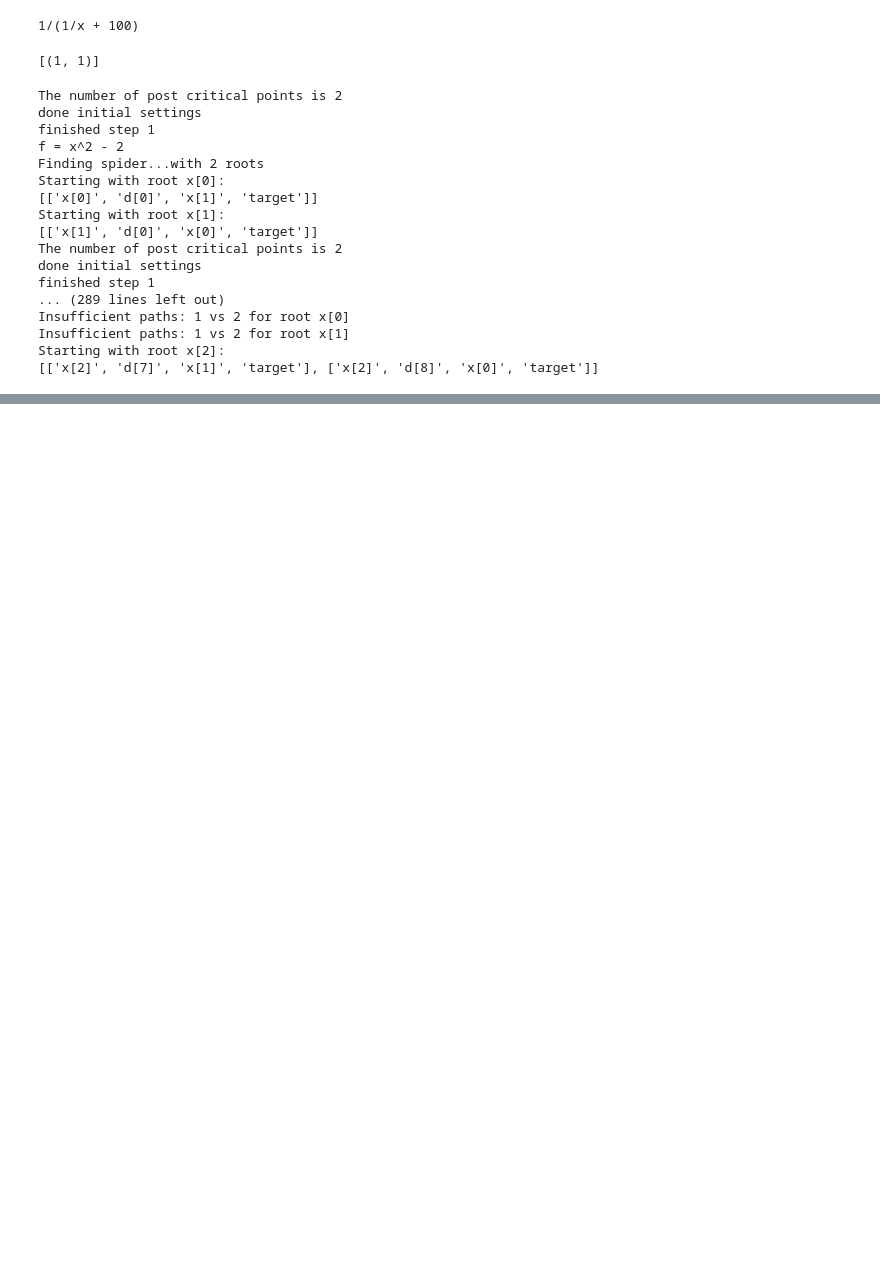
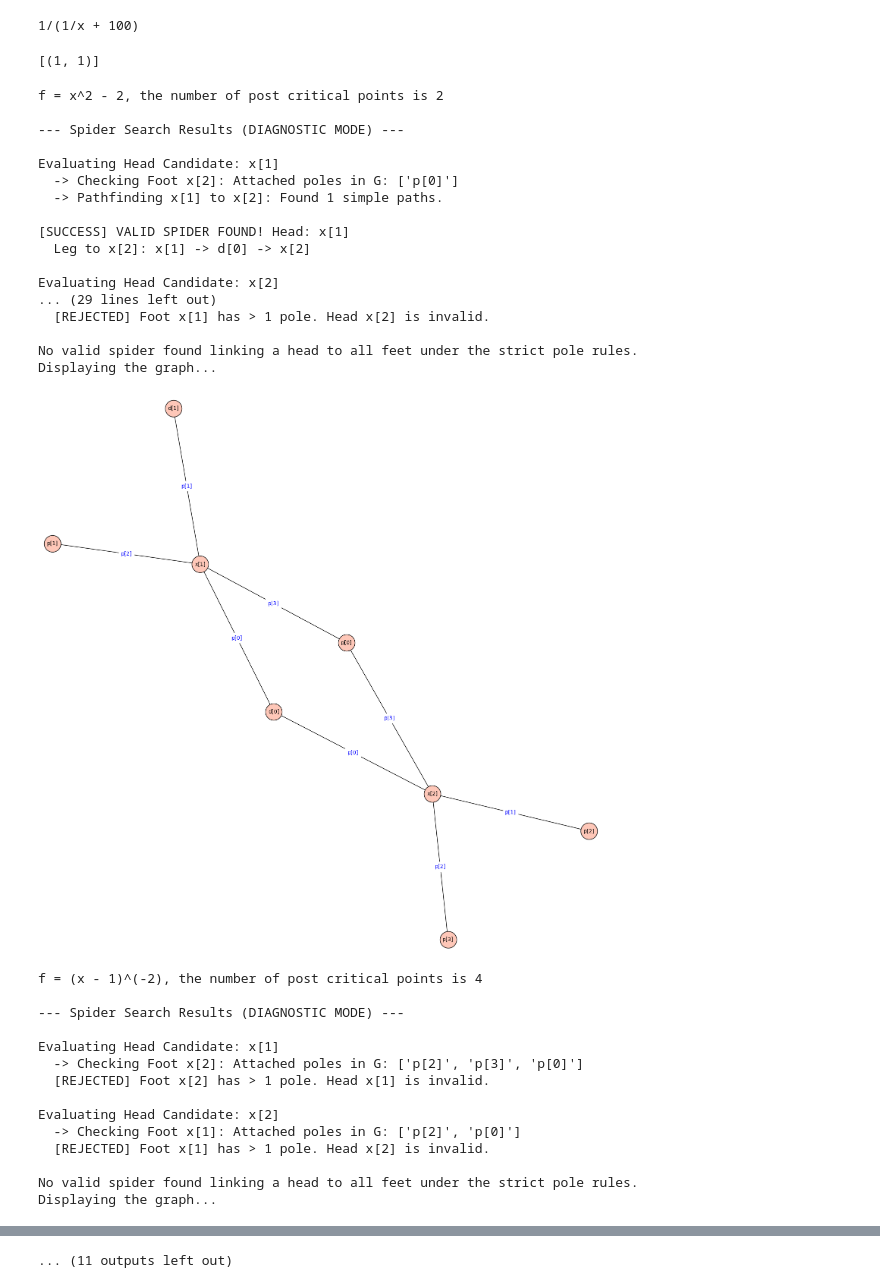
Before and after one commit to junwenwaynepeng/IteratedMonodromyGroup, a Jupyter notebook: IteratedMonodromyGroup.ipynb, the cells around one changed output, grey strips where cells are left out. Drawn from its saved outputs; the diff is of its cells as text; code cells hidden in the pictures; blank space fills up the shorter version.

```diff
--- a/IteratedMonodromyGroup.ipynb
+++ b/IteratedMonodromyGroup.ipynb
@@ -380,10 +347,8 @@ def _preimages_set_tracking(f, cp, base_point_path, preimages_set, tracks):
     return loc_tracks
 
 
-def _circle_match(subtrack):
+def _circle_match(center, subtrack):
     """
-    Older approach tried rotating a base vector and min-matching,
-    but never marked used indices. A robust alternative is to sort by angle.
     subtrack: list of (label, complex_point)
     Return labels ordered by argument (angle) of the points around the circle.
     Uses the angle of the point itself; you can also normalize by the first point's angle.
@@ -391,12 +356,8 @@ def _circle_match(subtrack):
     # Coerce to complex and compute angles
     items = []
     for lbl, z in subtrack:
-        zc = CDF(z)
-        # angle in [0, 2*pi)
-        theta = arg(zc)  # in Sage: arg(z); in Python: math.atan2(z.imag(), z.real())
-        #print(theta)
-        #points(z).show()
-        #points(lbl).show()
+        zc = CDF(z-center)
+        theta = arg(zc)  # angle in [0, 2*pi)
         items.append((theta, lbl))
     items.sort(key=lambda t: t[0])
     return [lbl for _, lbl in items]
@@ -432,7 +393,7 @@ def _to_permutation_form(track=None, label2index=None):
             continue
 
         # get labels in circular order
-        label_cycle = _circle_match(subtrack)
+        label_cycle = _circle_match(key, subtrack)
 
         # special-case length 2 if you want to preserve given order:
         if len(subtrack) == 2:
@@ -683,52 +842,65 @@ for f in fs:
                 if str_r not in str_roots:
                     roots.append(root)
                     str_roots.add(str_r)
 
     # 2. Build the label dictionaries using pure strings as the keys
     poles_label = {str(pole): f'p[{poles.index(pole)}]' for pole in poles}
     dots_label = {str(dot): f'd[{dots.index(dot)}]' for dot in dots}
-    roots_label = {str(root): f'x[{roots.index(root)}]' for root in roots}
+    roots_label = {str(root): f'x[{label2index[root]}]' for root in roots}
 
     pos_dict = {}
     G = Graph(multiedges=True, loops=True, sparse=True)
 
     # 3. Graph generation using string lookups
     for generator in data.keys():
         str_gen = str(generator)
 
         for dot in data[generator].keys():
             str_dot = str(dot)
 
-            # Now this will match perfectly because '0' == '0'
             if str_dot in dots_label:
                 pos_dict[dots_label[str_dot]] = [dot.real(), dot.imag()]
                 dot_label = dots_label[str_dot]
             else:
                 pos_dict[poles_label[str_dot]] = [dot.real(), dot.imag()]
                 dot_label = poles_label[str_dot]
 
             for x, y in data[generator][dot]:
                 str_x = str(x)
                 G.add_edges([(dot_label, roots_label[str_x], f'{poles_label[str_gen]}')])
                 pos_dict[roots_label[str_x]] = [x.real(), x.imag()]
-    print(f'f = {f}')
-    G.graphplot(pos=pos_dict, edge_labels=True, vertex_size=1000).plot(figsize=[20,20])
-    FindSpider(G, roots_label)
+    print(f'f = {f}, the number of post critical points is {len(post_crit_points)}')
+    FindSpider2(G, roots_label)
 # %% [output]
-The number of post critical points is 2
-done initial settings
-finished step 1
-f = x^2 - 2
-Finding spider...with 2 roots
-Starting with root x[0]:
-[['x[0]', 'd[0]', 'x[1]', 'target']]
-Starting with root x[1]:
-[['x[1]', 'd[0]', 'x[0]', 'target']]
-The number of post critical points is 2
-done initial settings
-finished step 1
-... (289 lines left out)
-Insufficient paths: 1 vs 2 for root x[0]
-Insufficient paths: 1 vs 2 for root x[1]
-Starting with root x[2]:
-[['x[2]', 'd[7]', 'x[1]', 'target'], ['x[2]', 'd[8]', 'x[0]', 'target']]
+f = x^2 - 2, the number of post critical points is 2
+
+--- Spider Search Results (DIAGNOSTIC MODE) ---
+
+Evaluating Head Candidate: x[1]
+  -> Checking Foot x[2]: Attached poles in G: ['p[0]']
+  -> Pathfinding x[1] to x[2]: Found 1 simple paths.
+
+[SUCCESS] VALID SPIDER FOUND! Head: x[1]
+  Leg to x[2]: x[1] -> d[0] -> x[2]
+
+Evaluating Head Candidate: x[2]
+... (29 lines left out)
+  [REJECTED] Foot x[1] has > 1 pole. Head x[2] is invalid.
+
+No valid spider found linking a head to all feet under the strict pole rules.
+Displaying the graph...
+[figure, added]
+f = (x - 1)^(-2), the number of post critical points is 4
+
+--- Spider Search Results (DIAGNOSTIC MODE) ---
+
+Evaluating Head Candidate: x[1]
+  -> Checking Foot x[2]: Attached poles in G: ['p[2]', 'p[3]', 'p[0]']
+  [REJECTED] Foot x[2] has > 1 pole. Head x[1] is invalid.
+
+Evaluating Head Candidate: x[2]
+  -> Checking Foot x[1]: Attached poles in G: ['p[2]', 'p[0]']
+  [REJECTED] Foot x[1] has > 1 pole. Head x[2] is invalid.
+
+No valid spider found linking a head to all feet under the strict pole rules.
+Displaying the graph...
@@ -735,3 +971,4 @@ Starting with root x[2]:
+... (11 outputs left out)
 # %%
 branch_tracking_map, generators, label2index, crit_points, post_crit_points = permutation_form(f, base_point)
 # %%
```
Also changed, not shown: parts of 13 cells of this notebook.
